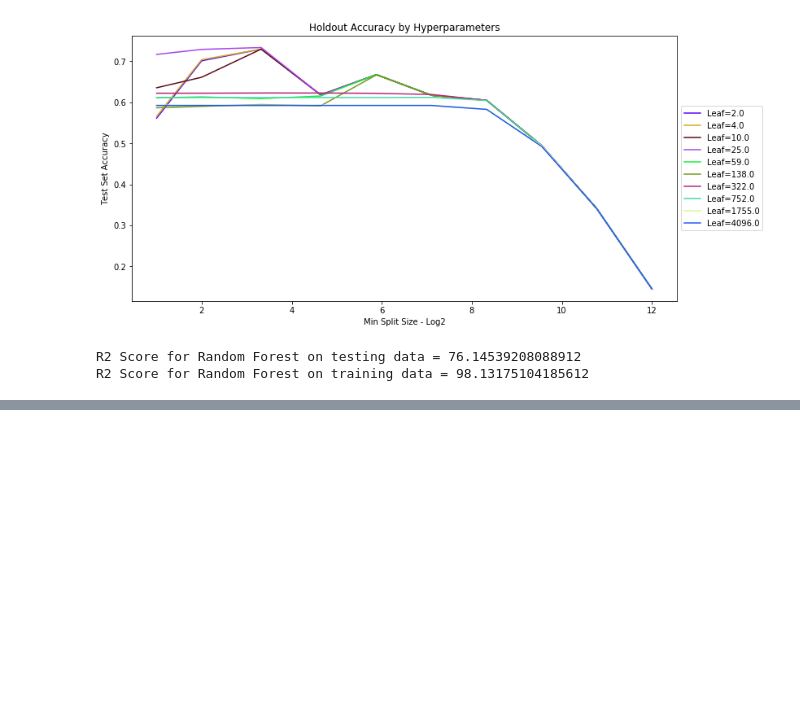
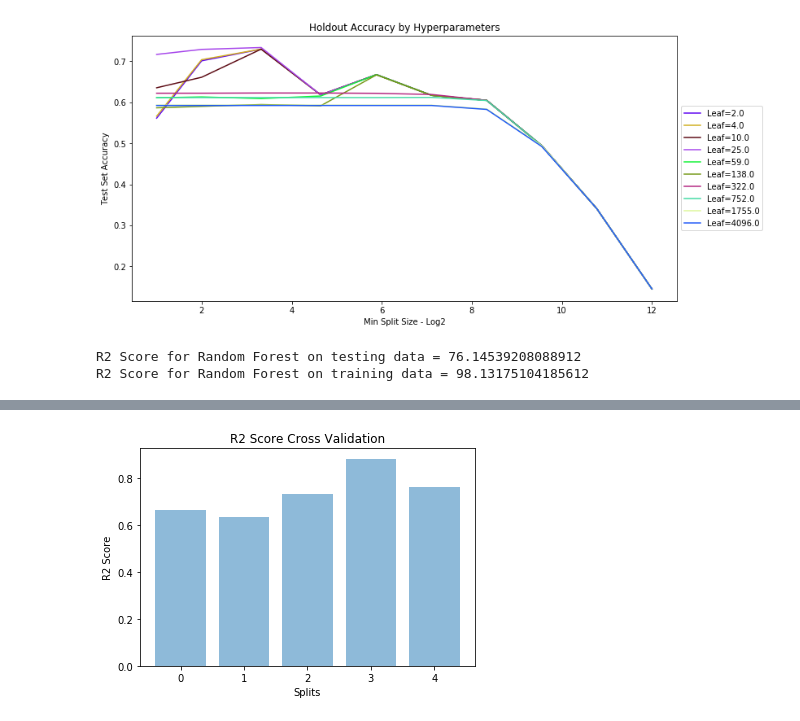
Before and after one commit to shivasanketh-rm/InfluenzaOutbreaks, a Jupyter notebook: IO_pred_model.ipynb, the cells around one changed output, grey strips where cells are left out. Cells and saved outputs as stored; diff of their text form; code cells hidden in the pictures; blank space fills up the shorter version.

Commit message:
Cross validation update
Cross Validation for Random Forest Regression

```diff
--- a/IO_pred_model.ipynb
+++ b/IO_pred_model.ipynb
@@ -177,0 +191,33 @@ R2 Score for Random Forest on training data = 98.13175104185612
+# %%
+n_splits = 5
+tscv = sklearn.model_selection.TimeSeriesSplit(n_splits=n_splits)
+split_number = 0
+best_r2 = 0
+r2_score_cv = []
+for train_index, test_index in tscv.split(X):
+  split_number += 1
+  #print("TRAIN:", train_index, "TEST:", test_index)
+  X_train_cv, X_test_cv = X.iloc[train_index], X.iloc[test_index]
+  y_train_cv, y_test_cv = y.iloc[train_index], y.iloc[test_index]
+
+  mm_scaler = sklearn.preprocessing.MinMaxScaler()
+  X_train_cv_scaled = mm_scaler.fit_transform(X_train_cv)
+  X_test_cv_scaled = mm_scaler.transform(X_test_cv)
+
+  model_rf = sklearn.ensemble.RandomForestRegressor(n_estimators = 500)
+  model_rf.fit(X_train_cv_scaled, y_train_cv)
+  y_train_pred_randomForest = model_rf.predict(X_test_cv_scaled)
+  Test_r2_score_randomForest = metrics.r2_score(y_test_cv, y_train_pred_randomForest)
+  print("R2 Score for Random Forest on testing data = {} for split number = {}" .format(Test_r2_score_randomForest * 100, split_number))
+
+  y_train_pred_randomForest = model_rf.predict(X_train_cv_scaled)
+  Train_r2_score_randomForest = metrics.r2_score(y_train_cv, y_train_pred_randomForest)
+  print("R2 Score for Random Forest on training data = {} for split number = {}" .format(Train_r2_score_randomForest * 100, split_number))
+
+  r2_score_cv.append(Test_r2_score_randomForest)
+
+  if Test_r2_score_randomForest > best_r2:
+    best_r2 = Test_r2_score_randomForest
+    best_split_model = copy.deepcopy(model_rf)
+    best_split_X_train = X_train_cv.copy()
+    best_split_X_test = y_train_cv.copy()
@@ -177,0 +235,11 @@ R2 Score for Random Forest on training data = 98.13175104185612
+# %%
+y_pos = np.arange(n_splits)
+plt.bar(y_pos,r2_score_cv, align='center', alpha=0.5)
+plt.xticks(y_pos,range(n_splits))
+plt.ylabel('R2 Score')
+plt.xlabel('Splits')
+plt.title('R2 Score Cross Validation')
+
+plt.show()
+# %% [output]
+[figure, added]
```
Also changed, not shown: parts of 6 cells of this notebook.
